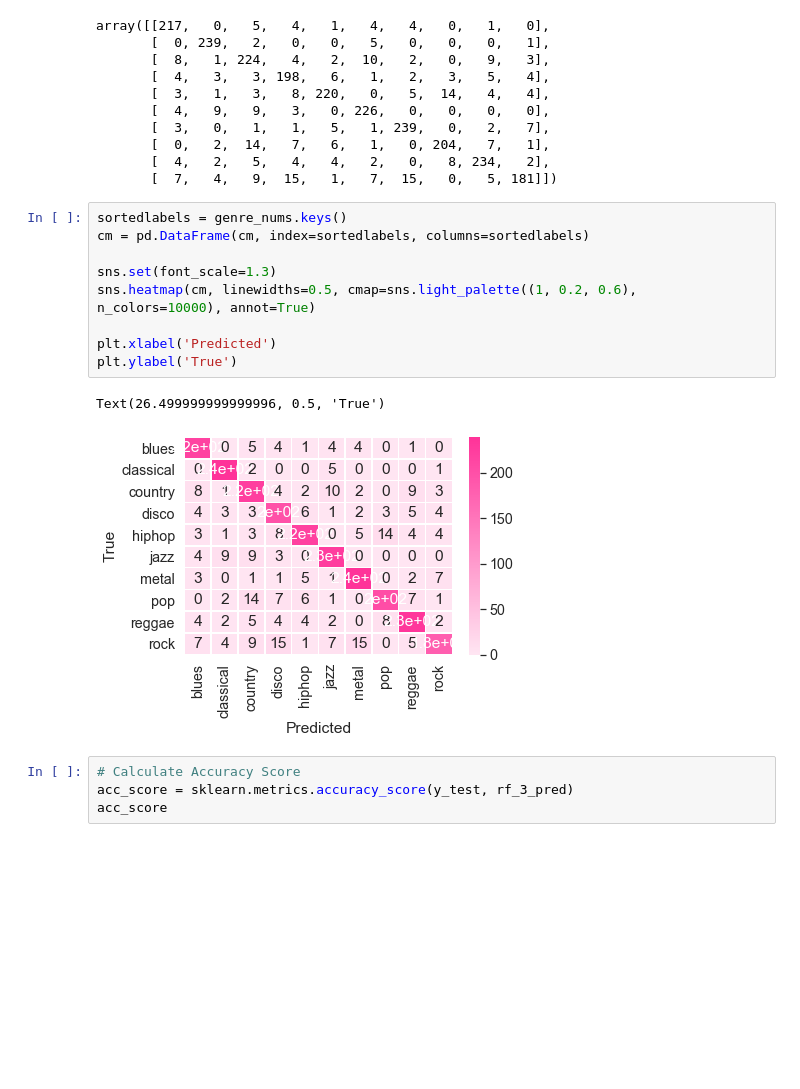
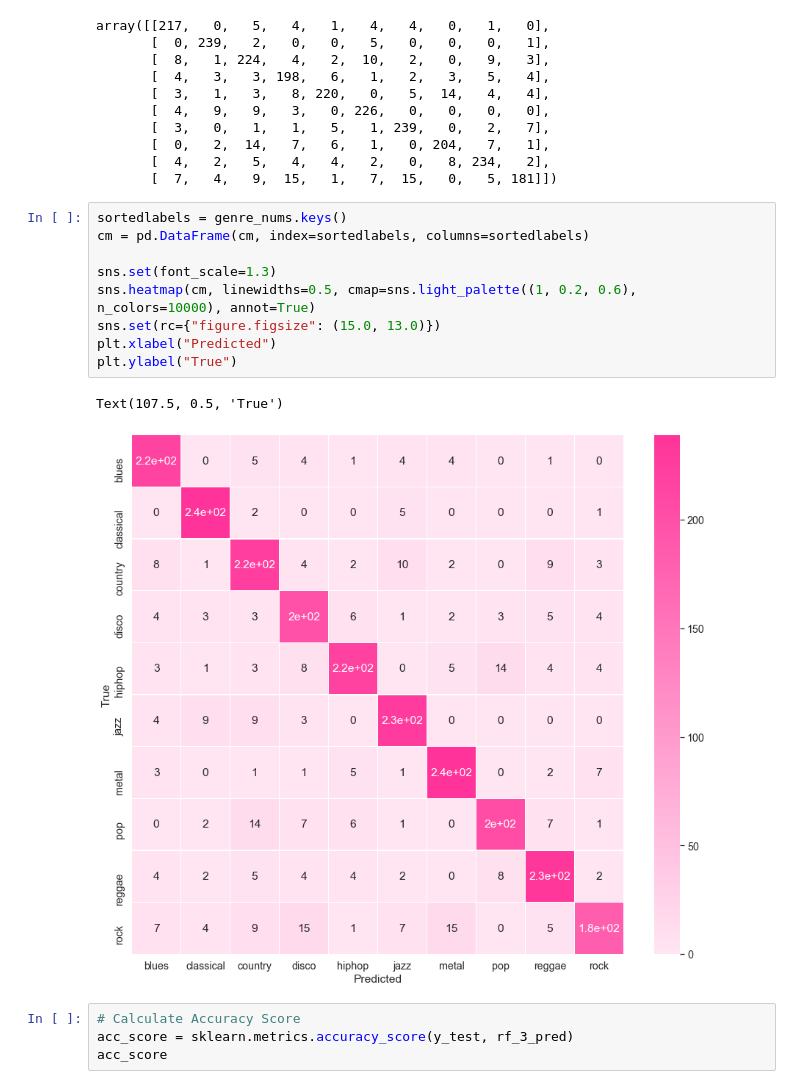
Before and after one commit to tlin41390/MusicClassification, a Jupyter notebook: MusicClassification.ipynb, the cells around one changed output. Drawn from its saved outputs; the diff is of its cells as text; blank space fills up the shorter version.

```diff
--- a/MusicClassification.ipynb
+++ b/MusicClassification.ipynb
@@ -239,15 +240,15 @@ array([[217,   0,   5,   4,   1,   4,   4,   0,   1,   0],
 # %%
 sortedlabels = genre_nums.keys()
 cm = pd.DataFrame(cm, index=sortedlabels, columns=sortedlabels)
 
 sns.set(font_scale=1.3)
 sns.heatmap(cm, linewidths=0.5, cmap=sns.light_palette((1, 0.2, 0.6), n_colors=10000), annot=True)
-
-plt.xlabel('Predicted')
-plt.ylabel('True')
+sns.set(rc={"figure.figsize": (15.0, 13.0)})
+plt.xlabel("Predicted")
+plt.ylabel("True")
 # %% [output]
-Text(26.499999999999996, 0.5, 'True')
+Text(107.5, 0.5, 'True')
-[figure, old version]
+[figure, new version]
 # %%
 # Calculate Accuracy Score
 acc_score = sklearn.metrics.accuracy_score(y_test, rf_3_pred)
```
Also changed, not shown: parts of 9 cells of this notebook.
